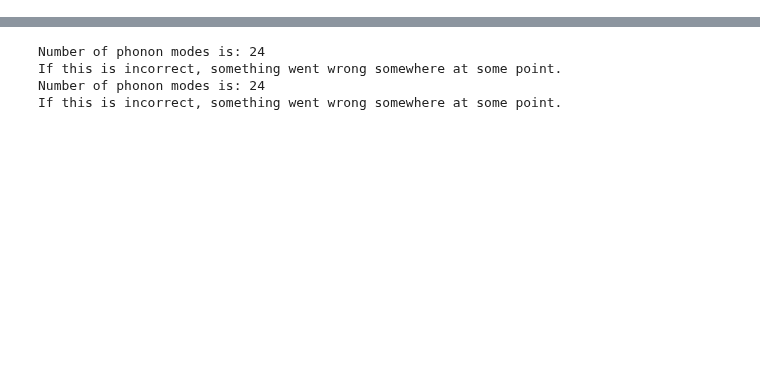
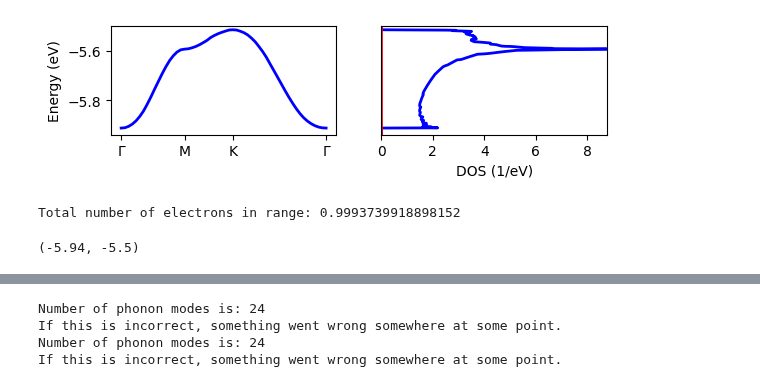
Before and after one commit to AliGhorashiCMT/Plasmons_Paper, a Jupyter notebook: Substitutional_Defects/Analyze.ipynb, the cells around one changed output, grey strips where cells are left out. Drawn from its saved outputs; the diff is of its cells as text; code cells hidden in the pictures; blank space fills up the shorter version.

```diff
--- a/Substitutional_Defects/Analyze.ipynb
+++ b/Substitutional_Defects/Analyze.ipynb
@@ -68,3 +50,10 @@ ylim(-5, 0)
+# %%
+bandsoverlayedDOS2(bn44nc_dir*"/DOS/BN44NC.dosUp", bn44nc_dir*"/DOS/BN44NC.dosDn", bn44nc_dir*"/BN44NC.bands.eigenvals"
+,(-5.94, -5.5), return_tot=true, color_up = "blue", color_dn="red", linewidth=2, band_subplot=[3, 2, 5], dos_subplot=[3, 2, 6], dos_yticks=false)
+# %% [output]
+[figure, added]
+Total number of electrons in range: 0.9993739918898152
+(-5.94, -5.5)
 # %%
 Energies22=zeros(100)
 Magnetizations22=zeros(100)
```
Also changed, not shown: parts of 19 cells of this notebook.
